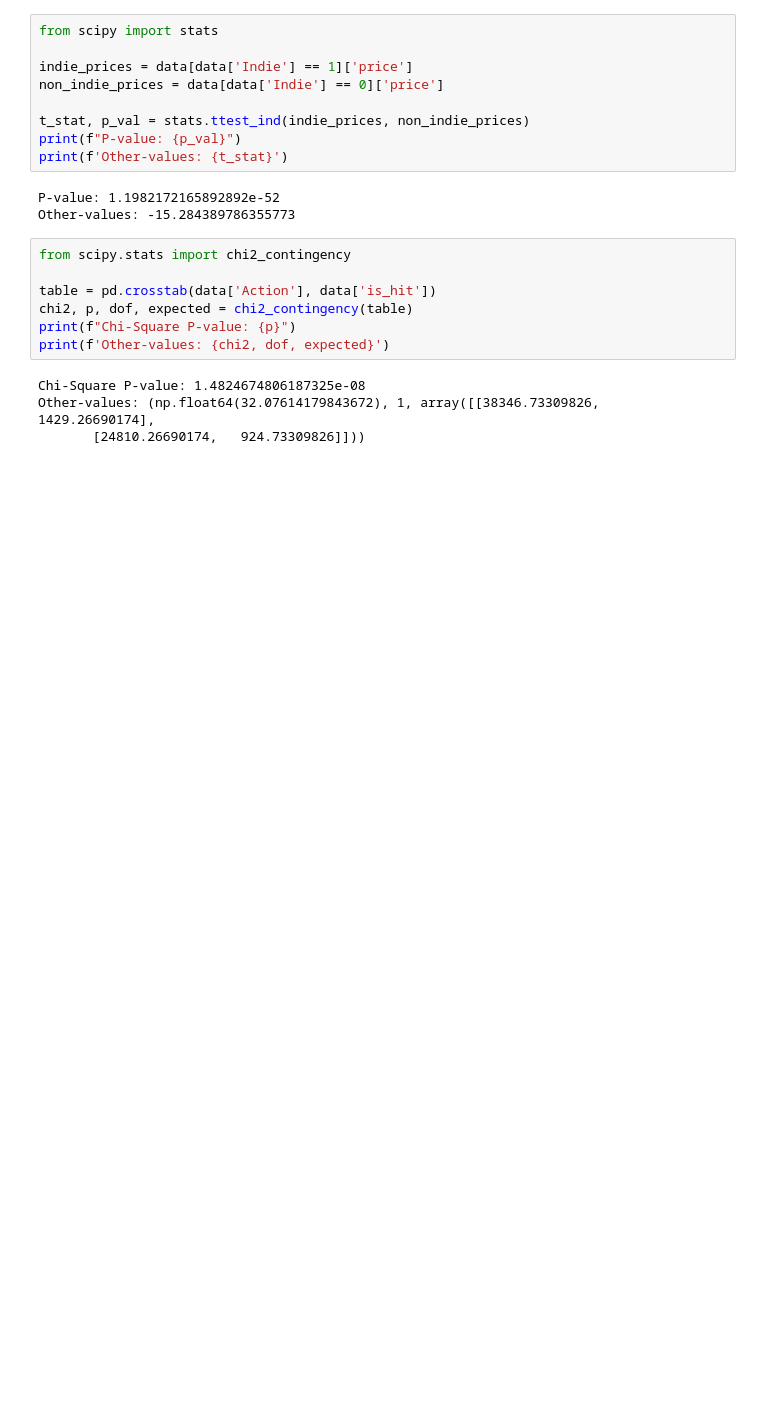
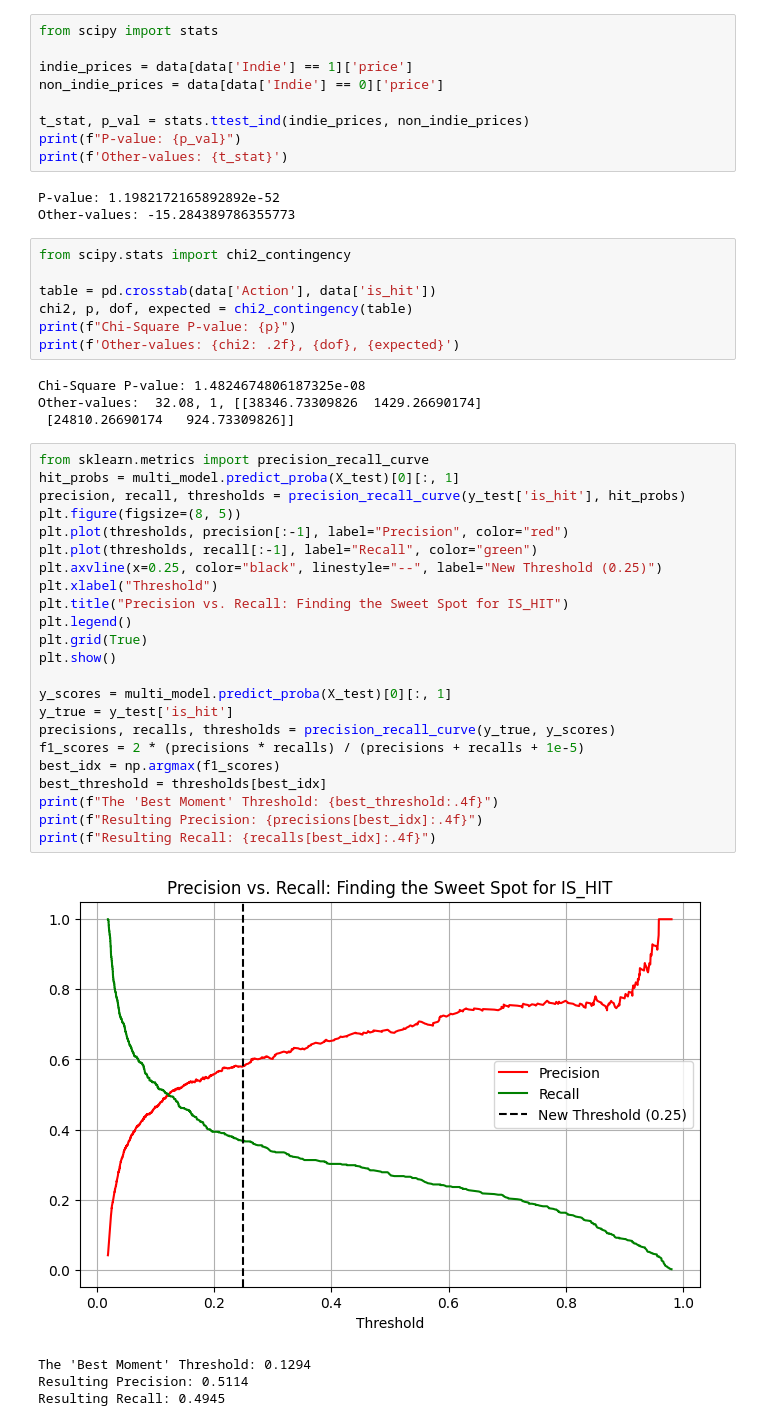
Before and after one commit to erj2231/notebooks-on-ml, a Jupyter notebook: Coursera lil proj/steam.ipynb, the cells around one changed output. Drawn from its saved outputs; the diff is of its cells as text; blank space fills up the shorter version.

```diff
--- a/Coursera lil proj/steam.ipynb
+++ b/Coursera lil proj/steam.ipynb
@@ -541,8 +523,36 @@ from scipy.stats import chi2_contingency
 table = pd.crosstab(data['Action'], data['is_hit'])
 chi2, p, dof, expected = chi2_contingency(table)
 print(f"Chi-Square P-value: {p}")
-print(f'Other-values: {chi2, dof, expected}')
+print(f'Other-values: {chi2: .2f}, {dof}, {expected}')
 # %% [output]
 Chi-Square P-value: 1.4824674806187325e-08
-Other-values: (np.float64(32.07614179843672), 1, array([[38346.73309826,  1429.26690174],
-       [24810.26690174,   924.73309826]]))
+Other-values:  32.08, 1, [[38346.73309826  1429.26690174]
+ [24810.26690174   924.73309826]]
+# %%
+from sklearn.metrics import precision_recall_curve
+hit_probs = multi_model.predict_proba(X_test)[0][:, 1]
+precision, recall, thresholds = precision_recall_curve(y_test['is_hit'], hit_probs)
+plt.figure(figsize=(8, 5))
+plt.plot(thresholds, precision[:-1], label="Precision", color="red")
+plt.plot(thresholds, recall[:-1], label="Recall", color="green")
+plt.axvline(x=0.25, color="black", linestyle="--", label="New Threshold (0.25)")
+plt.xlabel("Threshold")
+plt.title("Precision vs. Recall: Finding the Sweet Spot for IS_HIT")
+plt.legend()
+plt.grid(True)
+plt.show()
+
+y_scores = multi_model.predict_proba(X_test)[0][:, 1]
+y_true = y_test['is_hit']
+precisions, recalls, thresholds = precision_recall_curve(y_true, y_scores)
+f1_scores = 2 * (precisions * recalls) / (precisions + recalls + 1e-5)
+best_idx = np.argmax(f1_scores)
+best_threshold = thresholds[best_idx]
+print(f"The 'Best Moment' Threshold: {best_threshold:.4f}")
+print(f"Resulting Precision: {precisions[best_idx]:.4f}")
+print(f"Resulting Recall: {recalls[best_idx]:.4f}")
+# %% [output]
+[figure, added]
+The 'Best Moment' Threshold: 0.1294
+Resulting Precision: 0.5114
+Resulting Recall: 0.4945
```
Also changed, not shown: parts of 10 cells of this notebook, 1 other file.
